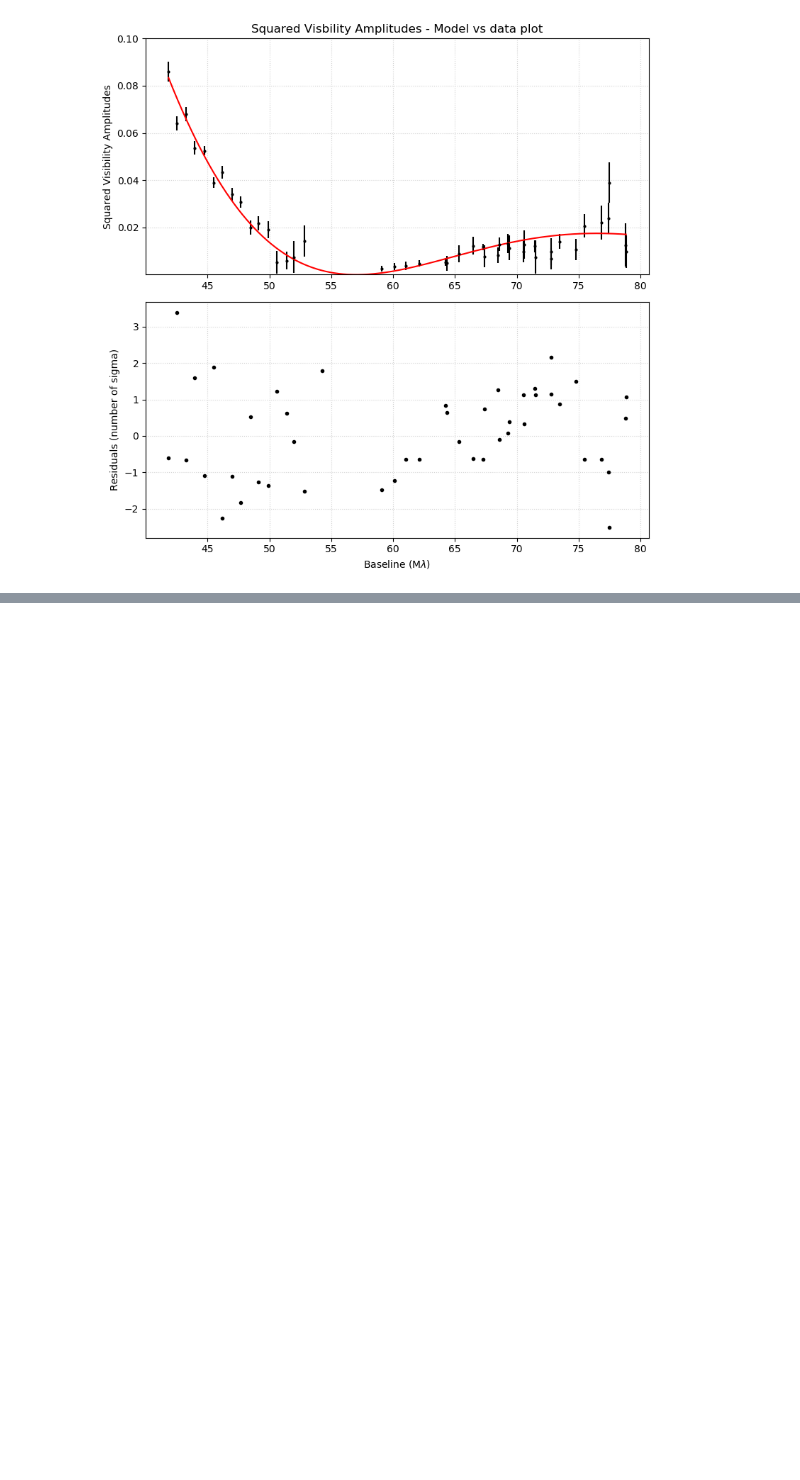
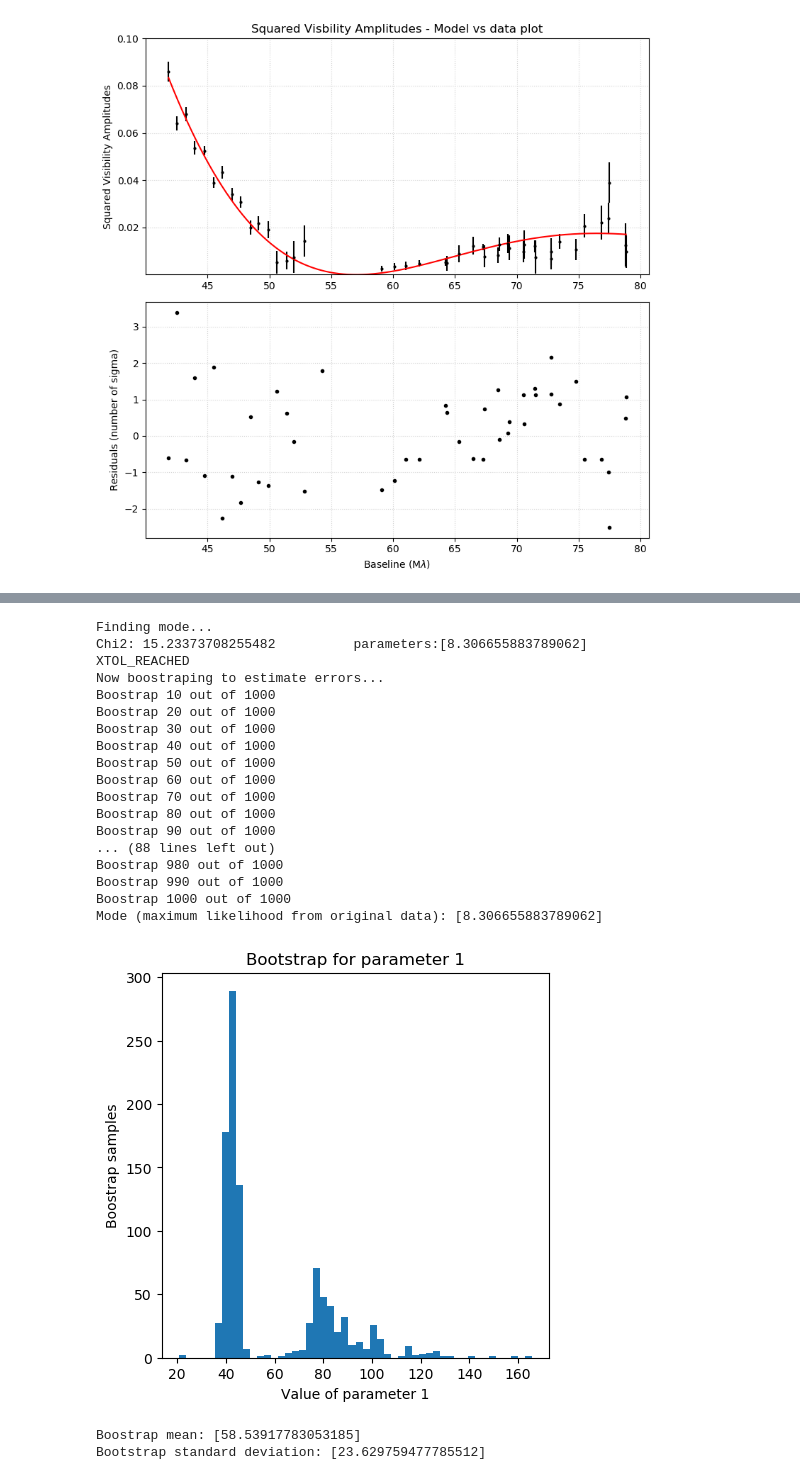
Before and after one commit to fabienbaron/OITOOLS.jl, a Jupyter notebook: demos/OITOOLS_Demo.ipynb, the cells around one changed output, grey strips where cells are left out. Drawn from its saved outputs; the diff is of its cells as text; code cells hidden in the pictures; blank space fills up the shorter version.

```diff
--- a/demos/OITOOLS_Demo.ipynb
+++ b/demos/OITOOLS_Demo.ipynb
@@ -138,0 +159,23 @@ Closest candidates are:
+# %%
+params_mode, params_mean, params_err = bootstrap_v2_fit(1000, data, visibility_ud, [8.0]);
+# %% [output]
+Finding mode...
+Chi2: 15.23373708255482          parameters:[8.306655883789062]                  XTOL_REACHED
+Now boostraping to estimate errors...
+Boostrap 10 out of 1000
+Boostrap 20 out of 1000
+Boostrap 30 out of 1000
+Boostrap 40 out of 1000
+Boostrap 50 out of 1000
+Boostrap 60 out of 1000
+Boostrap 70 out of 1000
+Boostrap 80 out of 1000
+Boostrap 90 out of 1000
+... (88 lines left out)
+Boostrap 980 out of 1000
+Boostrap 990 out of 1000
+Boostrap 1000 out of 1000
+Mode (maximum likelihood from original data): [8.306655883789062]
+[figure, added]
+Boostrap mean: [58.53917783053185]
+Bootstrap standard deviation: [23.629759477785512]
```
Also changed, not shown: parts of 5 cells of this notebook, 2 other files.
